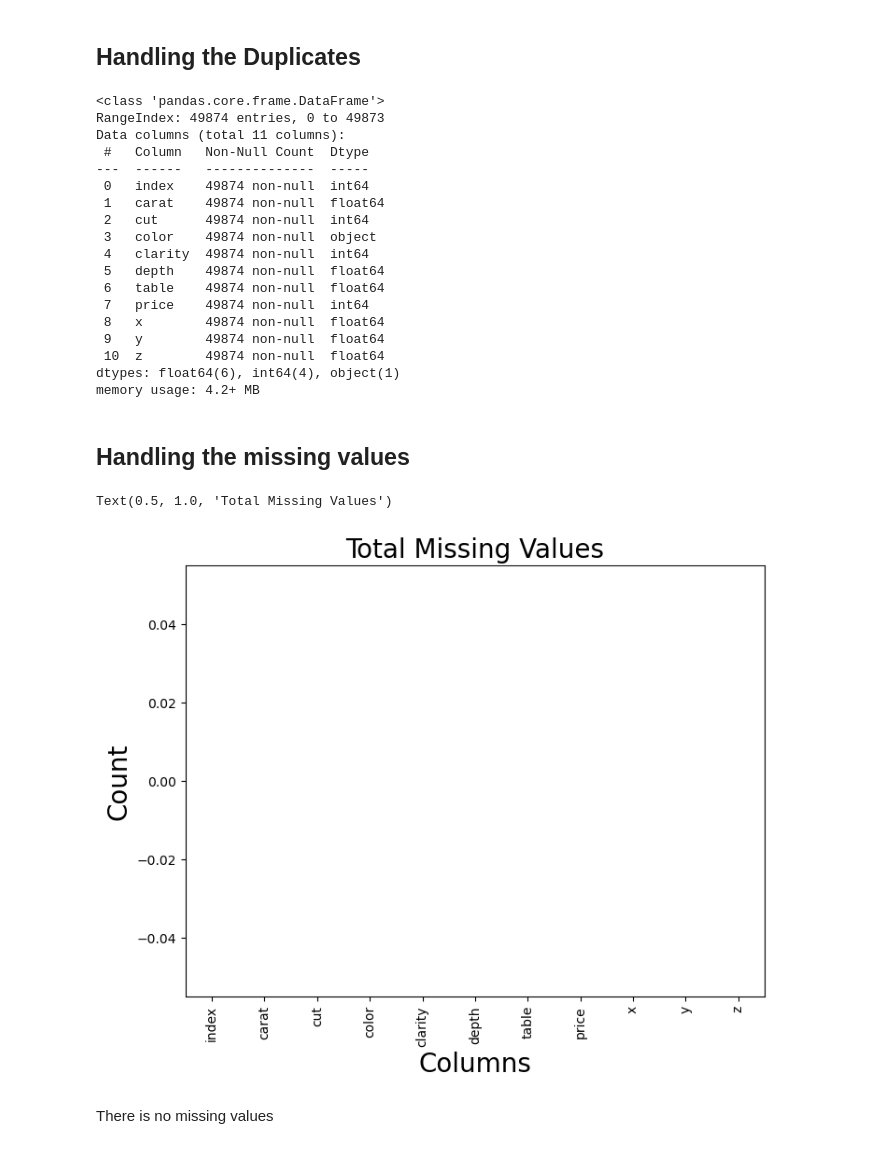
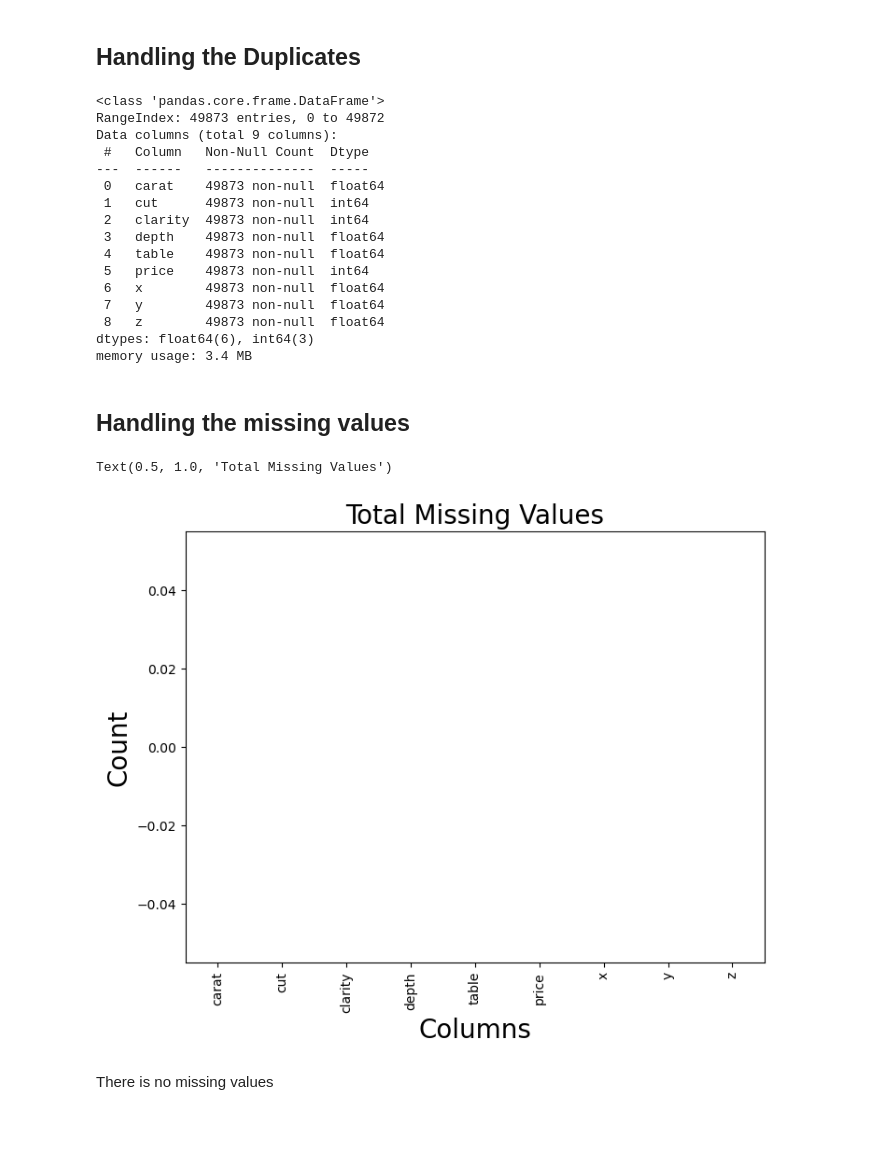
Before and after one commit to rininobaron/IBM_Machine_Learning_Professional_Certificate, a Jupyter notebook: COURSE_1_Exploratory_Data_Analysis_for_Machine_Learning/Week5/final-project-eda-ibm-course.ipynb, the cells around one changed output. Saved outputs shown, nothing was run; the diff lists cells and outputs as text; code cells hidden in the pictures.

```diff
--- a/COURSE_1_Exploratory_Data_Analysis_for_Machine_Learning/Week5/final-project-eda-ibm-course.ipynb
+++ b/COURSE_1_Exploratory_Data_Analysis_for_Machine_Learning/Week5/final-project-eda-ibm-course.ipynb
@@ -139,41 +139,39 @@ for i in range(0, len(diam_num.columns), 5):
 # %% [markdown]
 ## Handling the Duplicates
 # %%
-df = df.drop_duplicates()
-df.reset_index(inplace=True)
-df.info()
+diam_num = diam_num.drop_duplicates()
+diam_num.reset_index(drop=True, inplace=True)
+diam_num.info()
 # %% [output]
 <class 'pandas.core.frame.DataFrame'>
-RangeIndex: 49874 entries, 0 to 49873
-Data columns (total 11 columns):
+RangeIndex: 49873 entries, 0 to 49872
+Data columns (total 9 columns):
  #   Column   Non-Null Count  Dtype
 ---  ------   --------------  -----
- 0   index    49874 non-null  int64
- 1   carat    49874 non-null  float64
- 2   cut      49874 non-null  int64
- 3   color    49874 non-null  object
- 4   clarity  49874 non-null  int64
- 5   depth    49874 non-null  float64
- 6   table    49874 non-null  float64
- 7   price    49874 non-null  int64
- 8   x        49874 non-null  float64
- 9   y        49874 non-null  float64
- 10  z        49874 non-null  float64
-dtypes: float64(6), int64(4), object(1)
-memory usage: 4.2+ MB
+ 0   carat    49873 non-null  float64
+ 1   cut      49873 non-null  int64
+ 2   clarity  49873 non-null  int64
+ 3   depth    49873 non-null  float64
+ 4   table    49873 non-null  float64
+ 5   price    49873 non-null  int64
+ 6   x        49873 non-null  float64
+ 7   y        49873 non-null  float64
+ 8   z        49873 non-null  float64
+dtypes: float64(6), int64(3)
+memory usage: 3.4 MB
 # %% [markdown]
 ## Handling the missing values
 # %%
-total = df.isnull().sum().sort_values(ascending=False)
+total = diam_num.isnull().sum().sort_values(ascending=False)
 total_select = total.head(20)
 total_select.plot(kind="bar", figsize = (8,6), fontsize = 10)
 
 plt.xlabel("Columns", fontsize = 20)
 plt.ylabel("Count", fontsize = 20)
 plt.title("Total Missing Values", fontsize = 20)
 # %% [output]
 Text(0.5, 1.0, 'Total Missing Values')
-[figure, old version]
+[figure, new version]
 # %% [markdown]
 There is no missing values
 # %% [markdown]
```
Also changed, not shown: parts of 10 cells of this notebook.
